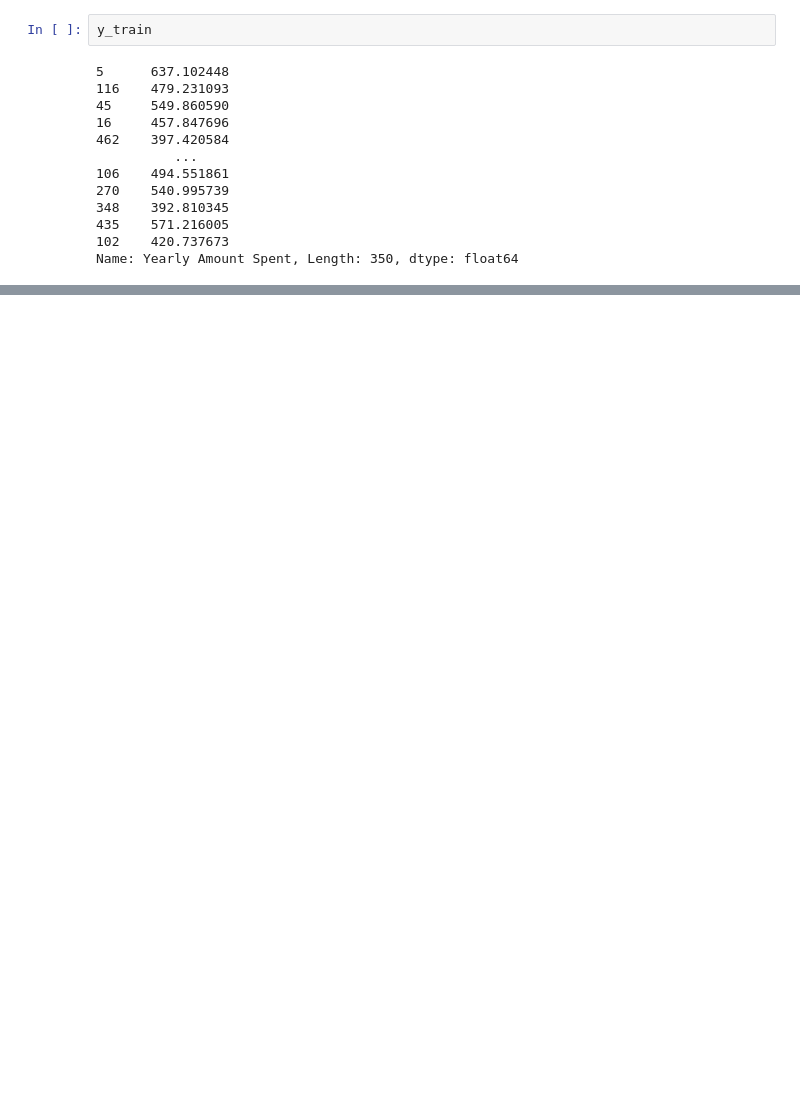
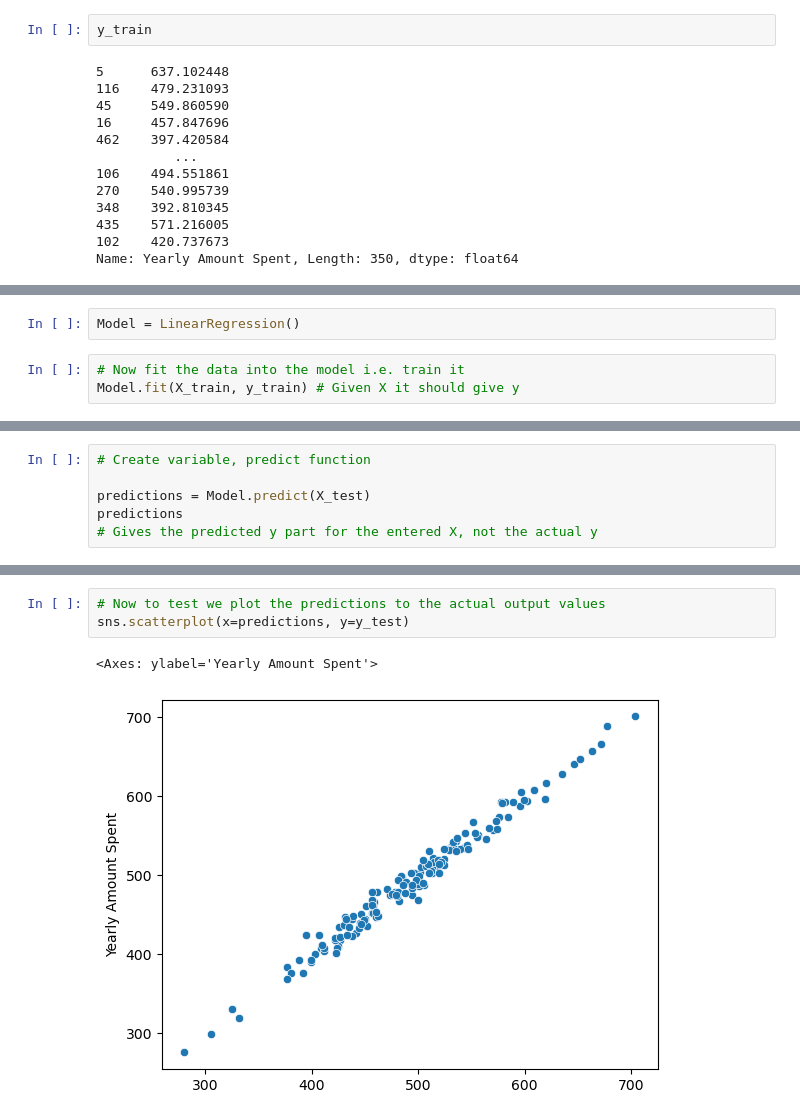
Before and after one commit to Malishka-Paradkar/ML-Yt-Practice, a Jupyter notebook: Part 3.ipynb, the cells around one changed output, grey strips where cells are left out. Drawn from its saved outputs; the diff is of its cells as text; blank space fills up the shorter version.

Commit message:
update part 3

```diff
--- a/Part 3.ipynb
+++ b/Part 3.ipynb
@@ -127,0 +134,5 @@ Name: Yearly Amount Spent, Length: 350, dtype: float64
+# %%
+Model = LinearRegression()
+# %%
+# Now fit the data into the model i.e. train it
+Model.fit(X_train, y_train) # Given X it should give y
@@ -127,0 +160,6 @@ Name: Yearly Amount Spent, Length: 350, dtype: float64
+# %%
+# Create variable, predict function
+
+predictions = Model.predict(X_test)
+predictions
+# Gives the predicted y part for the entered X, not the actual y
@@ -127,0 +184,6 @@ Name: Yearly Amount Spent, Length: 350, dtype: float64
+# %%
+# Now to test we plot the predictions to the actual output values
+sns.scatterplot(x=predictions, y=y_test)
+# %% [output]
+<Axes: ylabel='Yearly Amount Spent'>
+[figure, added]
```
Also changed, not shown: parts of 10 cells of this notebook.
